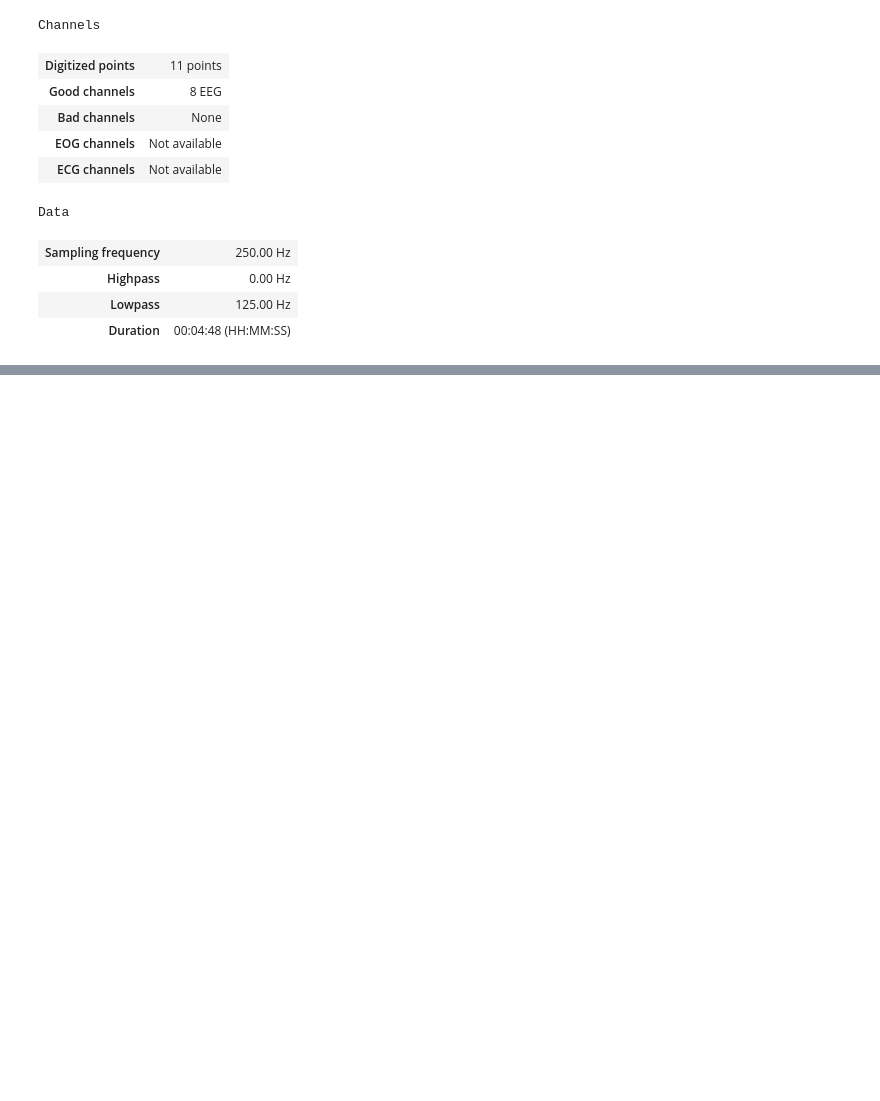
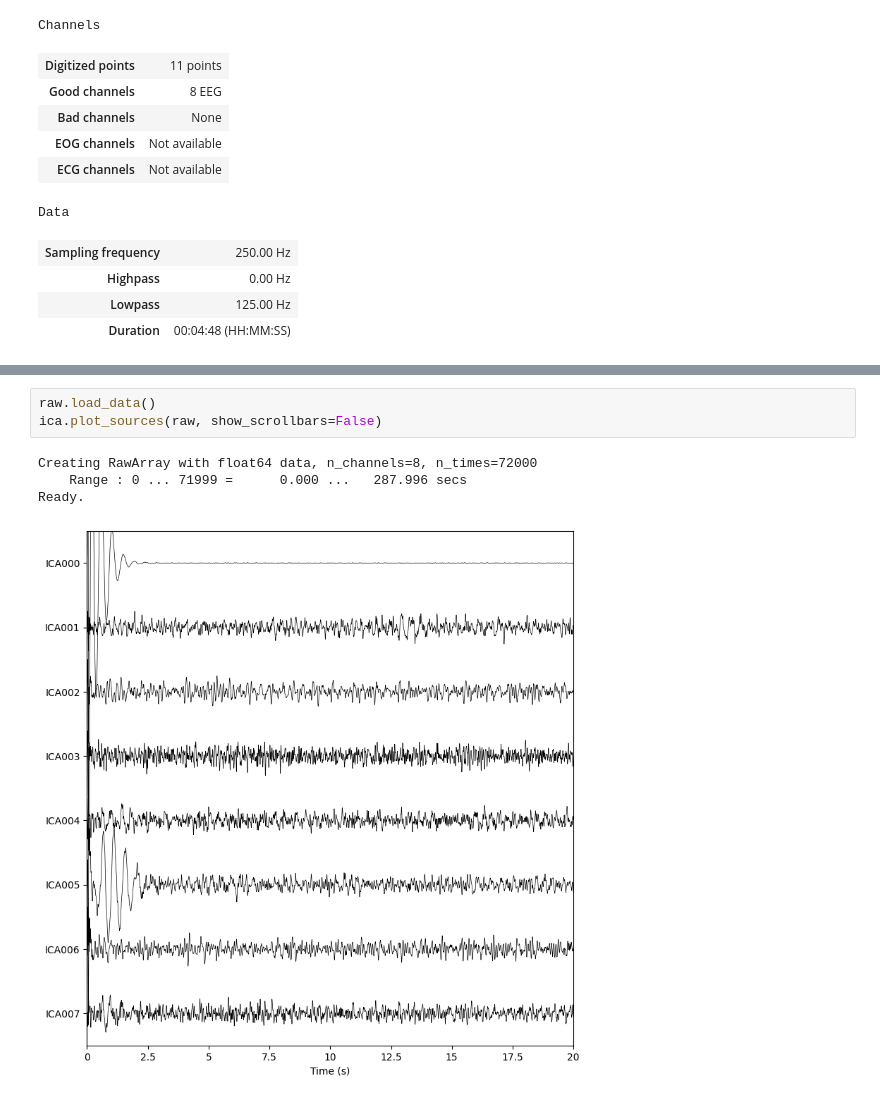
Before and after one commit to ValentijnBakkum/EEGcontroller, a Jupyter notebook: MeasurementSubgroup/MNE_raw/MNE_test.ipynb, the cells around one changed output, grey strips where cells are left out. Drawn from its saved outputs; the diff is of its cells as text; blank space fills up the shorter version.

```diff
--- a/MeasurementSubgroup/MNE_raw/MNE_test.ipynb
+++ b/MeasurementSubgroup/MNE_raw/MNE_test.ipynb
@@ -99,3 +136,11 @@ Fitting ICA took 0.5s.
 | Available PCA components | 8 |
 | Channel types | eeg |
 | ICA components marked for exclusion | — |
+# %%
+raw.load_data()
+ica.plot_sources(raw, show_scrollbars=False)
+# %% [output]
+Creating RawArray with float64 data, n_channels=8, n_times=72000
+    Range : 0 ... 71999 =      0.000 ...   287.996 secs
+Ready.
+[figure, added]
```
Also changed, not shown: parts of 12 cells of this notebook, 2 other files.
